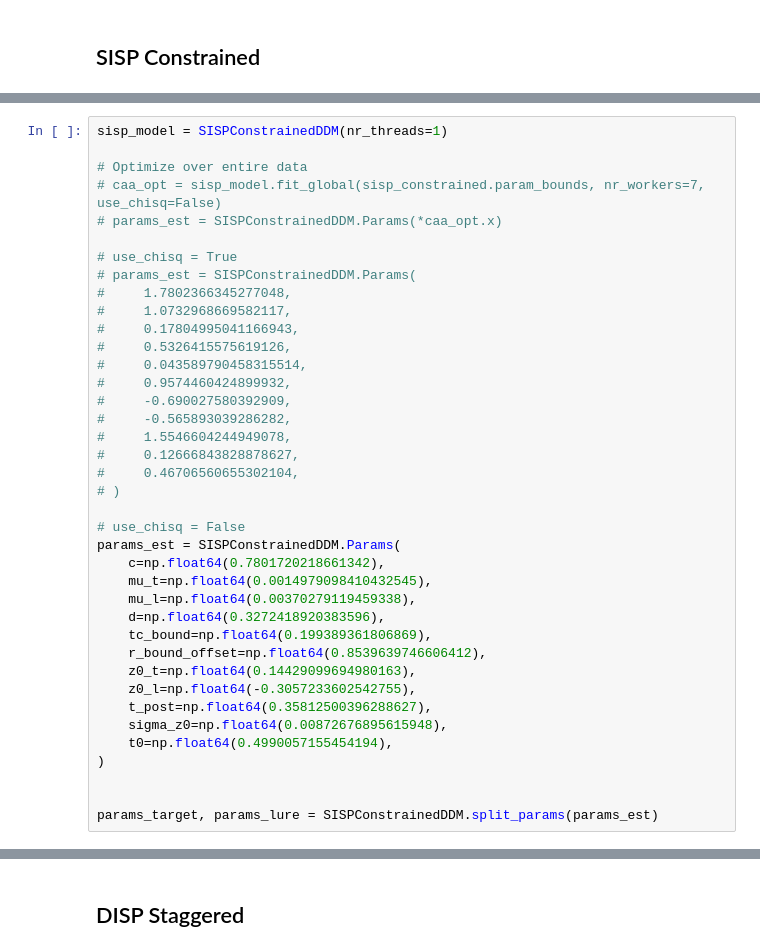
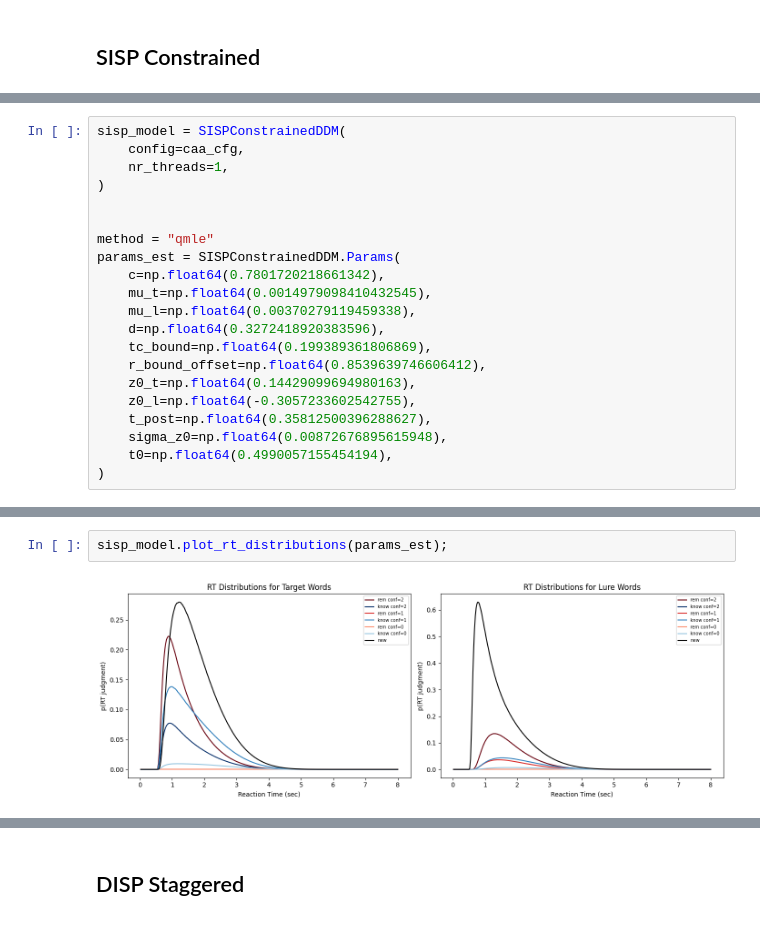
Before and after one commit to SpoopyPillow/caa_recognition_model, a Jupyter notebook: plot_models.ipynb, the cells around one changed output, grey strips where cells are left out. Drawn from its saved outputs; the diff is of its cells as text.

```diff
--- a/plot_models.ipynb
+++ b/plot_models.ipynb
@@ -135,26 +187,11 @@ BIC: 1689
 # %%
-sisp_model = SISPConstrainedDDM(nr_threads=1)
+sisp_model = SISPConstrainedDDM(
+    config=caa_cfg,
+    nr_threads=1,
+)
 
-# Optimize over entire data
-# caa_opt = sisp_model.fit_global(sisp_constrained.param_bounds, nr_workers=7, use_chisq=False)
-# params_est = SISPConstrainedDDM.Params(*caa_opt.x)
 
-# use_chisq = True
-# params_est = SISPConstrainedDDM.Params(
-#     1.7802366345277048,
-#     1.0732968669582117,
-#     0.17804995041166943,
-#     0.5326415575619126,
-#     0.043589790458315514,
-#     0.9574460424899932,
-#     -0.690027580392909,
-#     -0.565893039286282,
-#     1.5546604244949078,
-#     0.12666843828878627,
-#     0.46706560655302104,
-# )
-
-# use_chisq = False
+method = "qmle"
 params_est = SISPConstrainedDDM.Params(
     c=np.float64(0.7801720218661342),
     mu_t=np.float64(0.0014979098410432545),
@@ -168,6 +205,3 @@ params_est = SISPConstrainedDDM.Params(
     sigma_z0=np.float64(0.00872676895615948),
     t0=np.float64(0.4990057155454194),
 )
-
-
-params_target, params_lure = SISPConstrainedDDM.split_params(params_est)
@@ -237,0 +208,4 @@ BIC: 29238
+# %%
+sisp_model.plot_rt_distributions(params_est);
+# %% [output]
+[figure, added]
```
Also changed, not shown: parts of 23 cells of this notebook, 7 other files.
